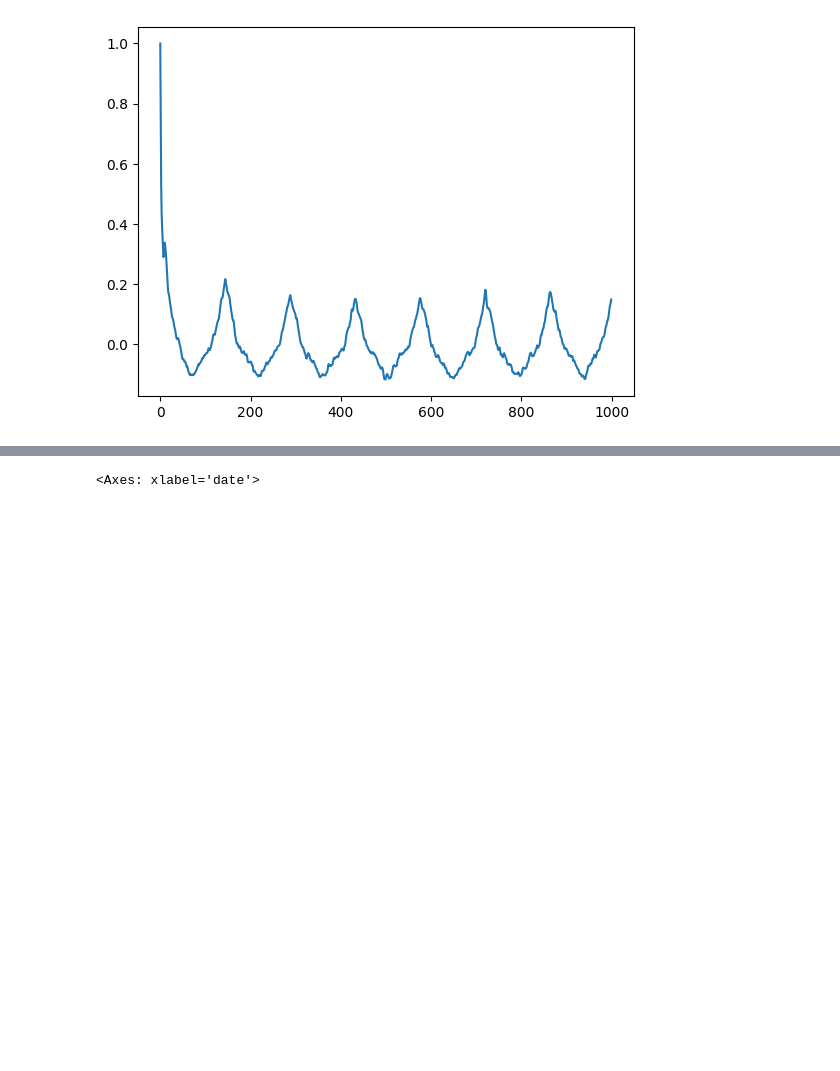
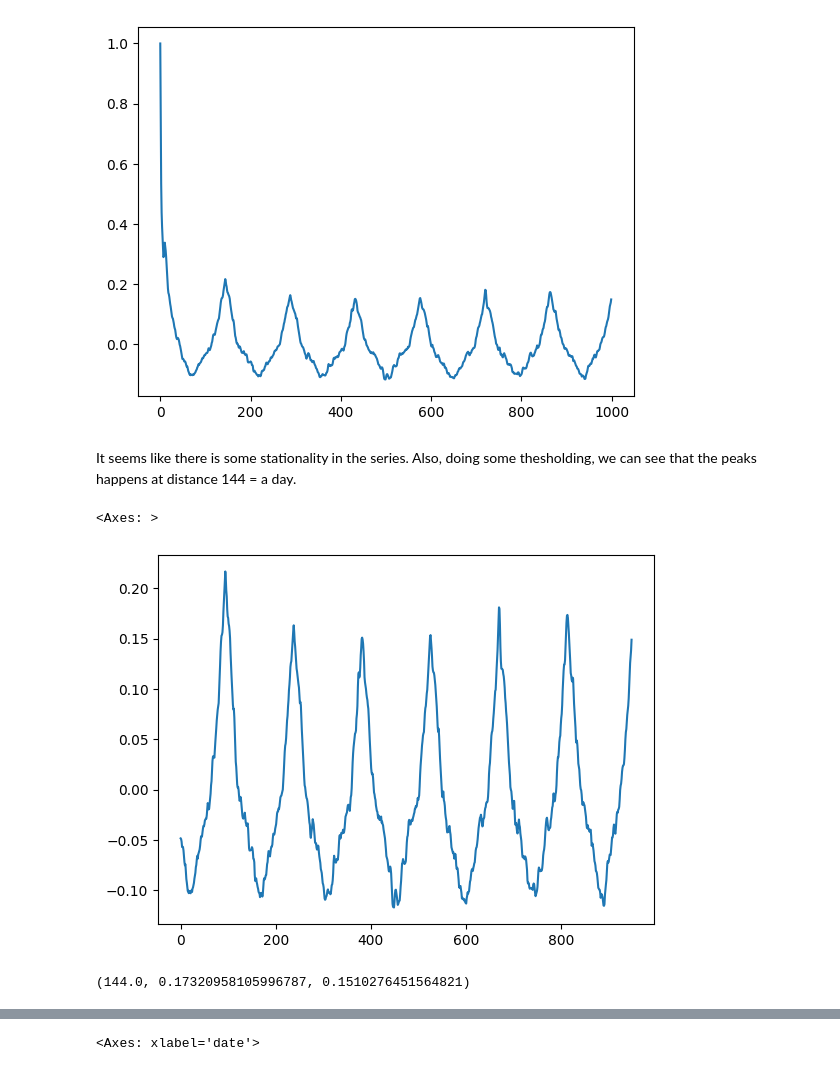
Before and after one commit to leonardocrociani/Intelligent-Systems-For-Pattern-Recognition, a Jupyter notebook: time-series-analysis.ipynb, the cells around one changed output, grey strips where cells are left out. Saved outputs shown, nothing was run; the diff lists cells and outputs as text; code cells hidden in the pictures; blank space fills up the shorter version.

```diff
--- a/time-series-analysis.ipynb
+++ b/time-series-analysis.ipynb
@@ -51,3 +61,24 @@ pd.Series(correlations).plot()
 # %% [output]
 <Axes: >
 [figure]
+# %% [markdown]
+It seems like there is some stationality in the series. Also, doing some thesholding, we can see that the peaks happens at distance 144 = a day.
+# %%
+pd.Series(correlations[50:]).plot()
+# %% [output]
+<Axes: >
+[figure, added]
+# %%
+correlations_ = np.array(correlations[50:])
+window_size = 10
+peak_indices = []
+peak_corrlations = []
+
+for i in range(window_size, len(correlations_) - window_size):
+    if correlations_[i] > max(correlations_[i - window_size:i]) and correlations_[i] > max(correlations_[i + 1:i + window_size + 1]):
+        peak_indices.append(i)
+        peak_corrlations.append(correlations_[i])
+peak_distances = np.diff(peak_indices)
+np.mean(peak_distances) , np.mean(peak_corrlations), np.min(peak_corrlations)
+# %% [output]
+(144.0, 0.17320958105996787, 0.1510276451564821)
```
Also changed, not shown: parts of 38 cells of this notebook, 2 other files.
